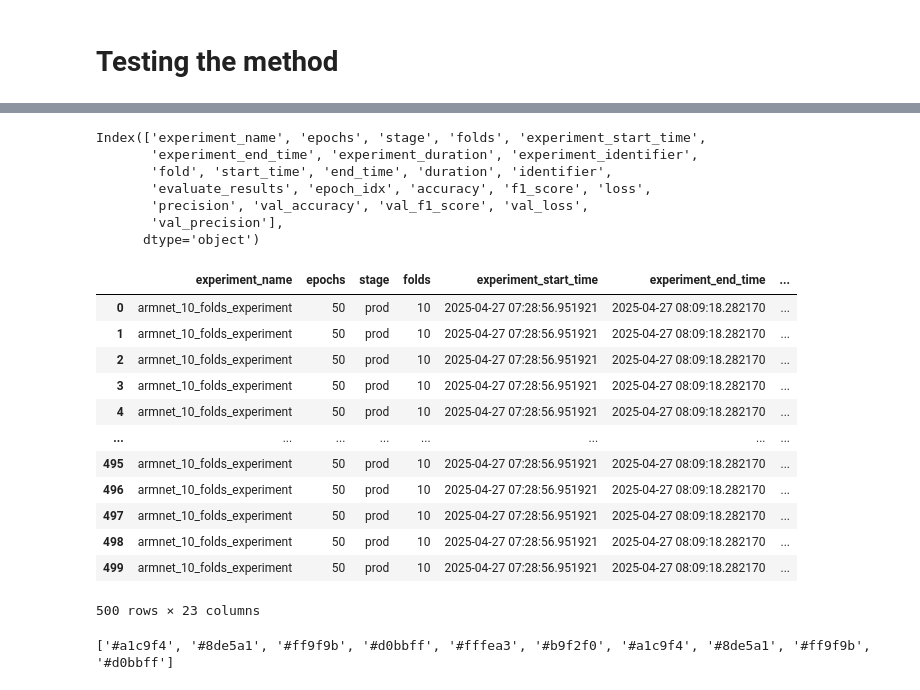
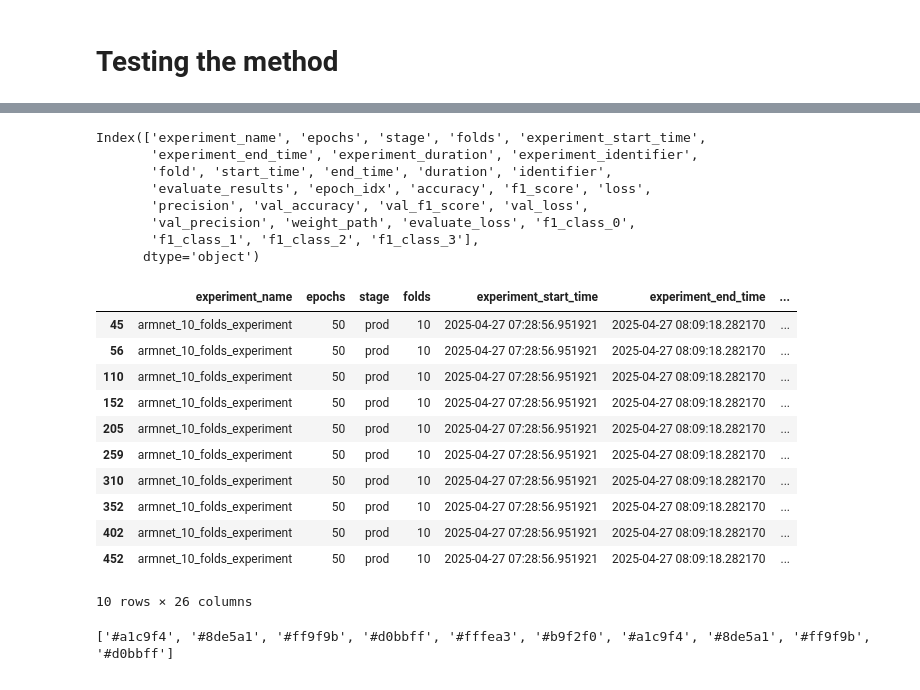
Before and after one commit to dancps/masters_project, a Jupyter notebook: playground/analyse_results.ipynb, the cells around one changed output, grey strips where cells are left out. Cells and saved outputs as stored; diff of their text form; code cells hidden in the pictures.

```diff
--- a/playground/analyse_results.ipynb
+++ b/playground/analyse_results.ipynb
@@ -148,6 +148,16 @@ def build_results_dataframe(json_file)-> pd.DataFrame:
         for x, val in fold_result['history'].items():
             data["folds_results"][fold_result_idx][x] = val
 
+    evaluate_results_list = [x | {"fold": i['fold']}  for i in data["folds_results"] if "evaluate_results" in i for x in i["evaluate_results"]]
+
+    evaluate_results = pd.DataFrame(evaluate_results_list)
+    evaluate_results = evaluate_results.astype({"convergence_epoch": "int"})
+    evaluate_results = evaluate_results.rename(
+        columns={
+            "convergence_epoch": "epoch_idx",
+            "loss": "evaluate_loss",
+        })
+
     # Creates the folds results dataframe
     folds_results = pd.DataFrame(data["folds_results"])
     folds_results = folds_results.drop(columns=["history"])
@@ -155,7 +165,7 @@ def build_results_dataframe(json_file)-> pd.DataFrame:
 
     result = pd.merge(exp_df, folds_results, how="cross")
     result = result.explode(['epoch_idx', 'accuracy', 'f1_score', 'loss', 'precision', 'val_accuracy', 'val_f1_score', 'val_loss', 'val_precision']).reset_index(drop=True)
-
+    result = pd.merge(result, evaluate_results, on=["fold", "epoch_idx"], how="left")
 
     return result
 
@@ -246,6 +264,10 @@ df_a_1f = build_results_dataframe(FILES['armnet_experiment'])
 df_r_10f = build_results_dataframe(FILES['resnet_10_folds_experiment'])
 df_r_1f = build_results_dataframe(FILES['resnet_experiment'])
 
+full_data = pd.concat([df_a_10f, df_a_1f, df_r_10f, df_r_1f], ignore_index=True)
+full_data_a = pd.concat([df_a_10f, df_a_1f], ignore_index=True)
+full_data_r = pd.concat([df_r_10f, df_r_1f], ignore_index=True)
+
 df_a_10f.columns
 # %% [output]
 Index(['experiment_name', 'epochs', 'stage', 'folds', 'experiment_start_time',
@@ -253,24 +275,24 @@ Index(['experiment_name', 'epochs', 'stage', 'folds', 'experiment_start_time',
        'fold', 'start_time', 'end_time', 'duration', 'identifier',
        'evaluate_results', 'epoch_idx', 'accuracy', 'f1_score', 'loss',
        'precision', 'val_accuracy', 'val_f1_score', 'val_loss',
-       'val_precision'],
+       'val_precision', 'weight_path', 'evaluate_loss', 'f1_class_0',
+       'f1_class_1', 'f1_class_2', 'f1_class_3'],
       dtype='object')
 # %%
-df_a_10f
+df_a_10f[df_a_10f["weight_path"].notna()]
 # %% [output]
 |  | experiment_name | epochs | stage | folds | experiment_start_time | experiment_end_time | ... |
-| 0 | armnet_10_folds_experiment | 50 | prod | 10 | 2025-04-27 07:28:56.951921 | 2025-04-27 08:09:18.282170 | ... |
-| 1 | armnet_10_folds_experiment | 50 | prod | 10 | 2025-04-27 07:28:56.951921 | 2025-04-27 08:09:18.282170 | ... |
-| 2 | armnet_10_folds_experiment | 50 | prod | 10 | 2025-04-27 07:28:56.951921 | 2025-04-27 08:09:18.282170 | ... |
-| 3 | armnet_10_folds_experiment | 50 | prod | 10 | 2025-04-27 07:28:56.951921 | 2025-04-27 08:09:18.282170 | ... |
-| 4 | armnet_10_folds_experiment | 50 | prod | 10 | 2025-04-27 07:28:56.951921 | 2025-04-27 08:09:18.282170 | ... |
-| ... | ... | ... | ... | ... | ... | ... | ... |
-| 495 | armnet_10_folds_experiment | 50 | prod | 10 | 2025-04-27 07:28:56.951921 | 2025-04-27 08:09:18.282170 | ... |
-| 496 | armnet_10_folds_experiment | 50 | prod | 10 | 2025-04-27 07:28:56.951921 | 2025-04-27 08:09:18.282170 | ... |
-| 497 | armnet_10_folds_experiment | 50 | prod | 10 | 2025-04-27 07:28:56.951921 | 2025-04-27 08:09:18.282170 | ... |
-| 498 | armnet_10_folds_experiment | 50 | prod | 10 | 2025-04-27 07:28:56.951921 | 2025-04-27 08:09:18.282170 | ... |
-| 499 | armnet_10_folds_experiment | 50 | prod | 10 | 2025-04-27 07:28:56.951921 | 2025-04-27 08:09:18.282170 | ... |
+| 45 | armnet_10_folds_experiment | 50 | prod | 10 | 2025-04-27 07:28:56.951921 | 2025-04-27 08:09:18.282170 | ... |
+| 56 | armnet_10_folds_experiment | 50 | prod | 10 | 2025-04-27 07:28:56.951921 | 2025-04-27 08:09:18.282170 | ... |
+| 110 | armnet_10_folds_experiment | 50 | prod | 10 | 2025-04-27 07:28:56.951921 | 2025-04-27 08:09:18.282170 | ... |
+| 152 | armnet_10_folds_experiment | 50 | prod | 10 | 2025-04-27 07:28:56.951921 | 2025-04-27 08:09:18.282170 | ... |
+| 205 | armnet_10_folds_experiment | 50 | prod | 10 | 2025-04-27 07:28:56.951921 | 2025-04-27 08:09:18.282170 | ... |
+| 259 | armnet_10_folds_experiment | 50 | prod | 10 | 2025-04-27 07:28:56.951921 | 2025-04-27 08:09:18.282170 | ... |
+| 310 | armnet_10_folds_experiment | 50 | prod | 10 | 2025-04-27 07:28:56.951921 | 2025-04-27 08:09:18.282170 | ... |
+| 352 | armnet_10_folds_experiment | 50 | prod | 10 | 2025-04-27 07:28:56.951921 | 2025-04-27 08:09:18.282170 | ... |
+| 402 | armnet_10_folds_experiment | 50 | prod | 10 | 2025-04-27 07:28:56.951921 | 2025-04-27 08:09:18.282170 | ... |
+| 452 | armnet_10_folds_experiment | 50 | prod | 10 | 2025-04-27 07:28:56.951921 | 2025-04-27 08:09:18.282170 | ... |
-500 rows × 23 columns
+10 rows × 26 columns
 # %%
 print(sns.color_palette("pastel6",10).as_hex())
 
```
Also changed, not shown: parts of 22 cells of this notebook, 3 other files.
